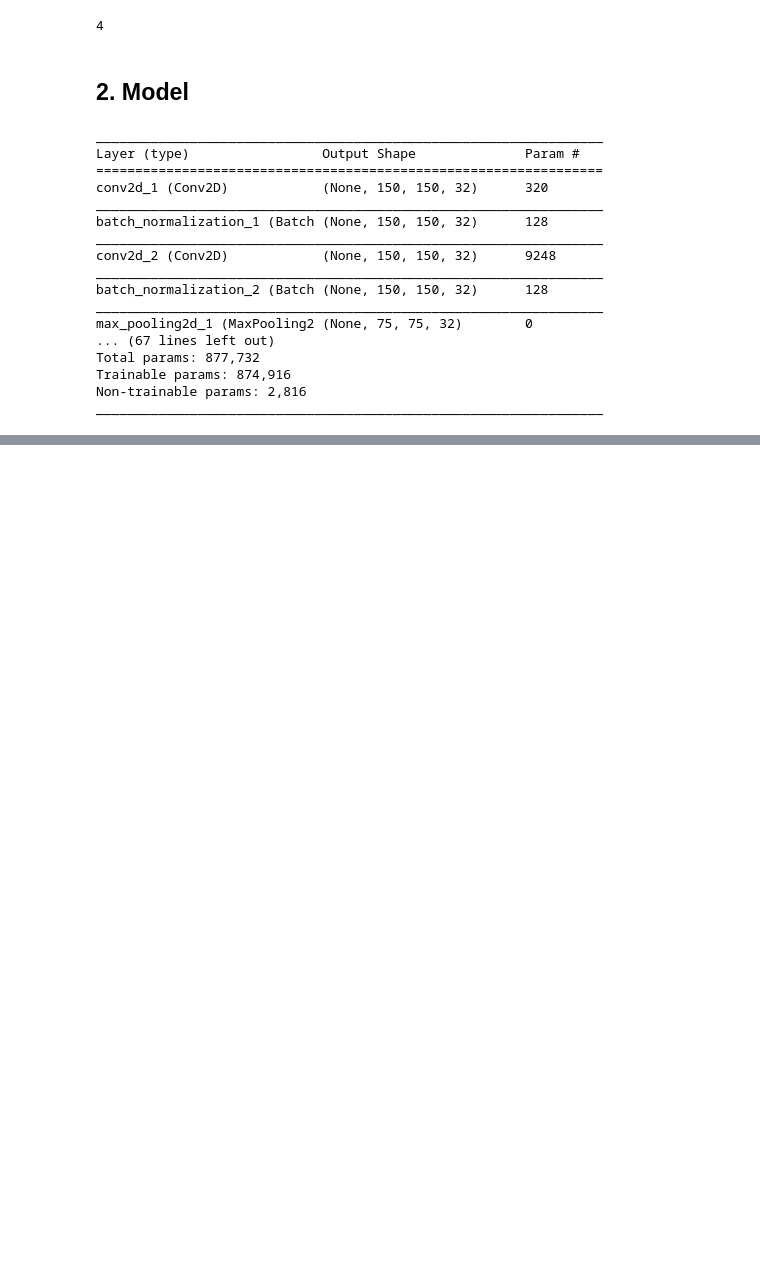
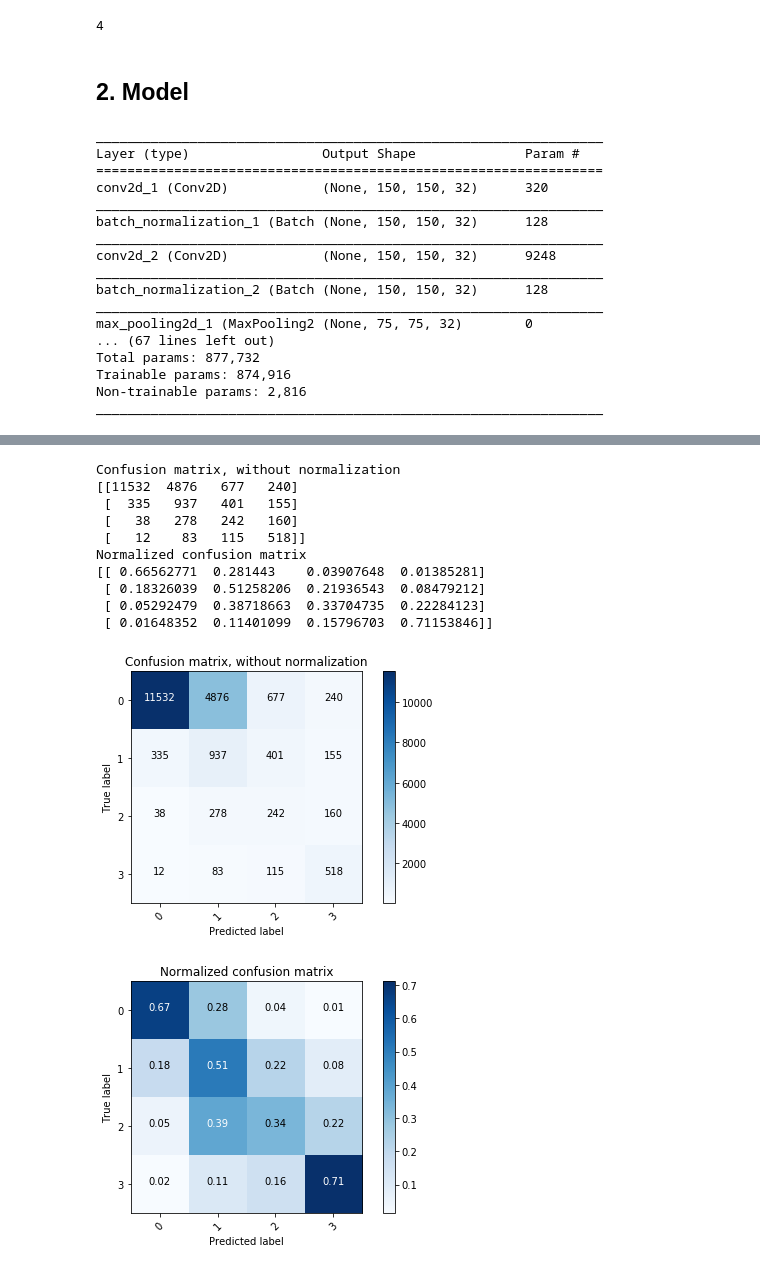
Before and after one commit to janickrohrbach/arthritis-net, a Jupyter notebook: deepxray.ipynb, the cells around one changed output, grey strips where cells are left out. Drawn from its saved outputs; the diff is of its cells as text; code cells hidden in the pictures; blank space fills up the shorter version.

Commit message:
Evaluated model with 4 classes

```diff
--- a/deepxray.ipynb
+++ b/deepxray.ipynb
@@ -509,32 +529,45 @@ def plot_confusion_matrix(cm, classes,
 
     print(cm)
 
     plt.imshow(cm, interpolation='nearest', cmap=cmap)
     plt.title(title)
     plt.colorbar()
     tick_marks = np.arange(len(classes))
     plt.xticks(tick_marks, classes, rotation=45)
     plt.yticks(tick_marks, classes)
 
     fmt = '.2f' if normalize else 'd'
     thresh = cm.max() / 2.
     for i, j in itertools.product(range(cm.shape[0]), range(cm.shape[1])):
         plt.text(j, i, format(cm[i, j], fmt),
                  horizontalalignment="center",
                  color="white" if cm[i, j] > thresh else "black")
 
     plt.tight_layout()
     plt.ylabel('True label')
     plt.xlabel('Predicted label')
 
 # Plot non-normalized confusion matrix
 plt.figure()
-plot_confusion_matrix(cnf_matrix, classes=range(10),
+plot_confusion_matrix(cnf_matrix, classes=range(num_classes),
                       title='Confusion matrix, without normalization')
 
 # Plot normalized confusion matrix
 plt.figure()
-plot_confusion_matrix(cnf_matrix, classes=range(10), normalize=True,
+plot_confusion_matrix(cnf_matrix, classes=range(num_classes), normalize=True,
                       title='Normalized confusion matrix')
 
 plt.show()
+# %% [output]
+Confusion matrix, without normalization
+[[11532  4876   677   240]
+ [  335   937   401   155]
+ [   38   278   242   160]
+ [   12    83   115   518]]
+Normalized confusion matrix
+[[ 0.66562771  0.281443    0.03907648  0.01385281]
+ [ 0.18326039  0.51258206  0.21936543  0.08479212]
+ [ 0.05292479  0.38718663  0.33704735  0.22284123]
+ [ 0.01648352  0.11401099  0.15796703  0.71153846]]
+[figure, added]
+[figure, added]
```
Also changed, not shown: parts of 5 cells of this notebook.
